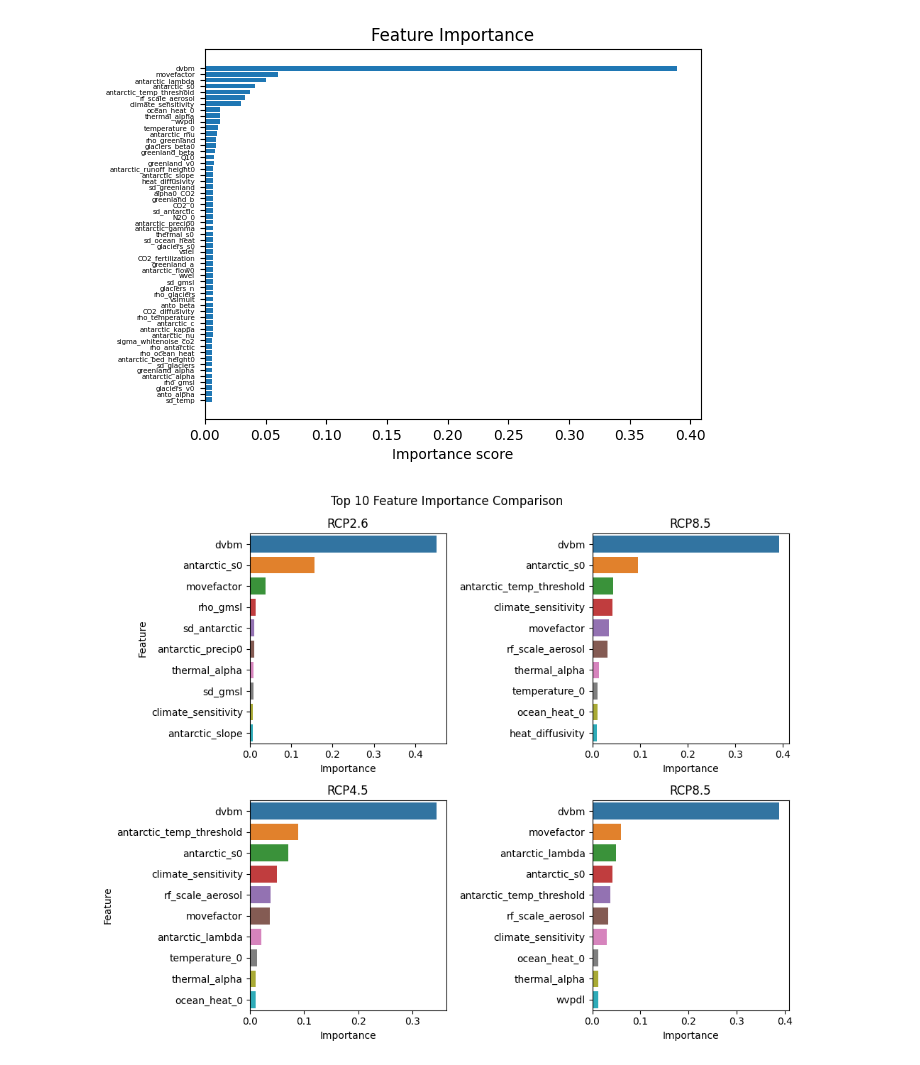
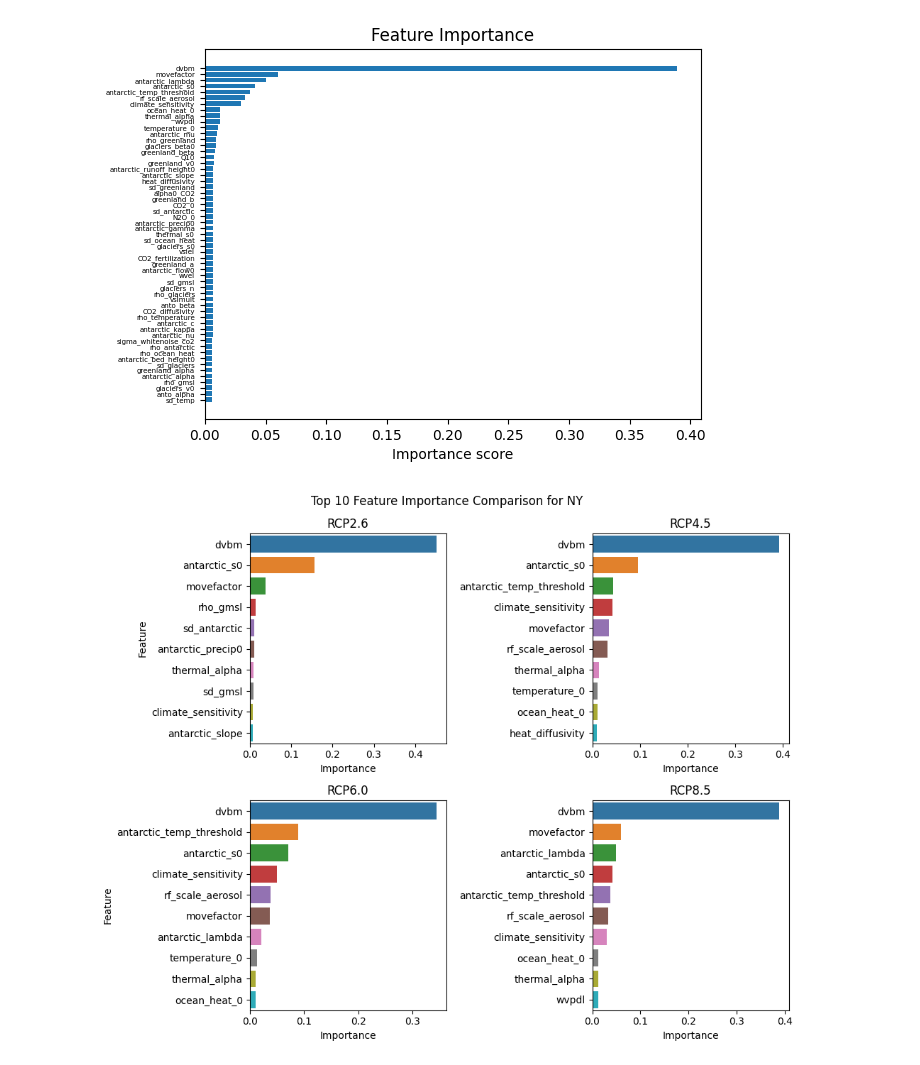
Before and after one commit to Prasannar07/Sea-level-rise, a Jupyter notebook: sneasybrick-ciam-NY.ipynb, the cells around one changed output. Drawn from its saved outputs; the diff is of its cells as text; code cells hidden in the pictures.

```diff
--- a/sneasybrick-ciam-NY.ipynb
+++ b/sneasybrick-ciam-NY.ipynb
@@ -681,34 +681,34 @@ top10_ssp1_26 = feature_importance_cv5_ssp1_26[top10_ssp1_26_idx]
 sns.barplot(x=top10_ssp1_26, y=feature_names[top10_ssp1_26_idx], ax=ax1)
 ax1.set_title('RCP2.6')
 ax1.set_xlabel('Importance')
 ax1.set_ylabel('Feature')
 
 # Plotting top 10 features for RCP4.5
 top10_ssp2_45_idx = np.argsort(feature_importance_cv5_ssp2_45)[-10:][::-1]
 top10_ssp2_45 = feature_importance_cv5_ssp2_45[top10_ssp2_45_idx]
 sns.barplot(x=top10_ssp2_45, y=feature_names[top10_ssp2_45_idx], ax=ax2)
-ax2.set_title('RCP8.5')
+ax2.set_title('RCP4.5')
 ax2.set_xlabel('Importance')
 ax2.set_ylabel('')
 
 # Plotting top 10 features for RCP6.0
 top10_ssp4_60_idx = np.argsort(feature_importance_cv5_ssp4_60)[-10:][::-1]
 top10_ssp4_60 = feature_importance_cv5_ssp4_60[top10_ssp4_60_idx]
 sns.barplot(x=top10_ssp4_60, y=feature_names[top10_ssp4_60_idx], ax=ax3)
-ax3.set_title('RCP4.5')
+ax3.set_title('RCP6.0')
 ax3.set_xlabel('Importance')
 ax3.set_ylabel('Feature')
 
 # Plotting top 10 features for RCP8.5
 top10_ssp5_85_idx = np.argsort(feature_importance_cv5_ssp5_85)[-10:][::-1]
 top10_ssp5_85 = feature_importance_cv5_ssp5_85[top10_ssp5_85_idx]
 sns.barplot(x=top10_ssp5_85, y=feature_names[top10_ssp5_85_idx], ax=ax4)
 ax4.set_title('RCP8.5')
 ax4.set_xlabel('Importance')
 ax4.set_ylabel('')
 
-fig.suptitle('Top 10 Feature Importance Comparison')
+fig.suptitle('Top 10 Feature Importance Comparison for NY')
 fig.tight_layout()
 plt.show()
 # %% [output]
-[figure, old version]
+[figure, new version]
```
Also changed, not shown: parts of 1 cell of this notebook, 1 other file.
